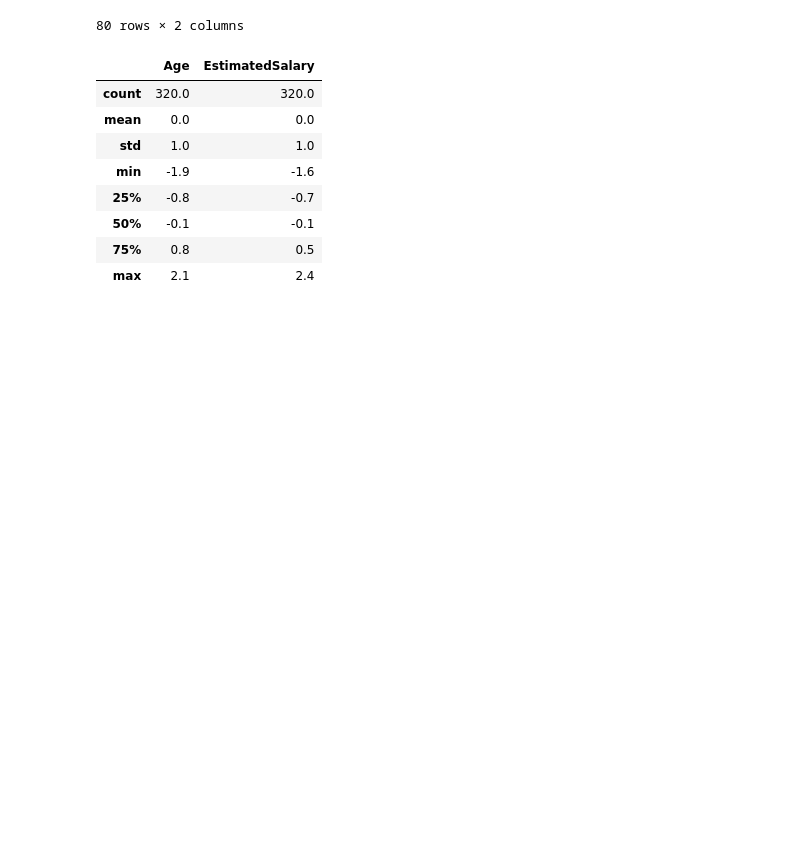
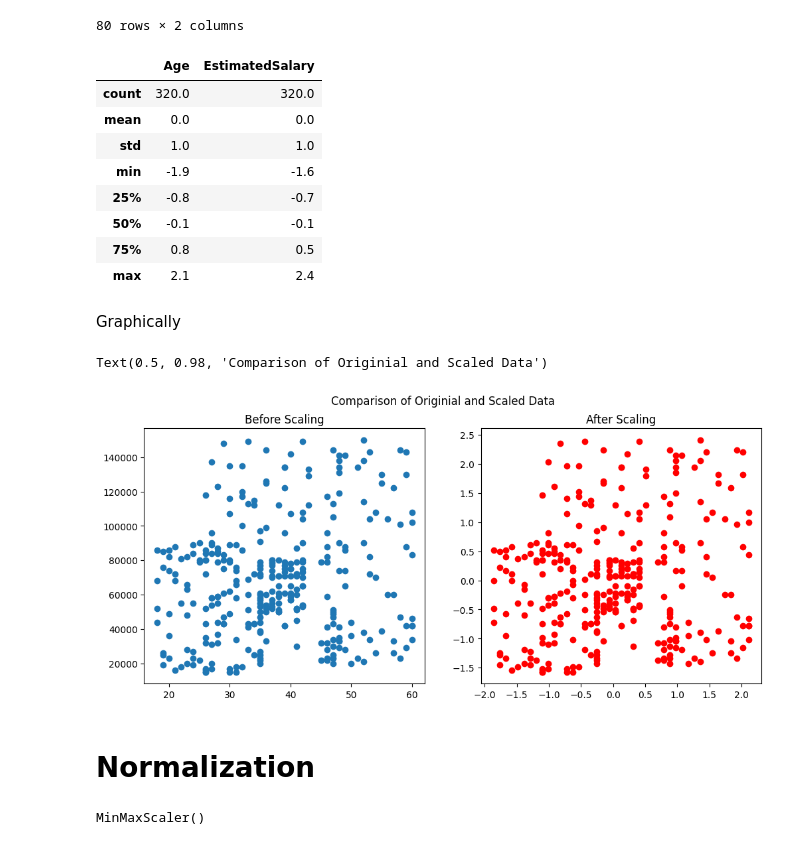
Before and after one commit to shahjamanbadhon/Data-Mining, a Jupyter notebook: Standardization_and_min_max_normalization_(Scaling)_Lab4.ipynb, the cells around one changed output. Cells and saved outputs as stored; diff of their text form; code cells hidden in the pictures; blank space fills up the shorter version.

```diff
--- a/Standardization_and_min_max_normalization_(Scaling)_Lab4.ipynb
+++ b/Standardization_and_min_max_normalization_(Scaling)_Lab4.ipynb
@@ -153,3 +153,5 @@ np.round(x_train_scalled.describe(),1)
 | 50% | -0.1 | -0.1 |
 | 75% | 0.8 | 0.5 |
 | max | 2.1 | 2.4 |
+# %% [markdown]
+Graphically
@@ -155,0 +160,12 @@ np.round(x_train_scalled.describe(),1)
+# %%
+fig,(fig1,fig2) = plt.subplots(ncols=2,figsize=(12,5)) #figsize(height,width)
+fig1.scatter(x_train["Age"],x_train["EstimatedSalary"])
+fig2.scatter(x_train_scalled["Age"],x_train_scalled["EstimatedSalary"],color="red")
+fig2.set_title("After Scaling")
+fig1.set_title("Before Scaling")
+fig.suptitle("Comparison of Originial and Scaled Data") #Main figure title
+# %% [output]
+Text(0.5, 0.98, 'Comparison of Originial and Scaled Data')
+[figure, added]
+# %% [markdown]
+# Normalization
@@ -155,0 +176,4 @@ np.round(x_train_scalled.describe(),1)
+# %%
+minmax.fit(x_train)
+# %% [output]
+MinMaxScaler()
```
Also changed, not shown: parts of 8 cells of this notebook.
